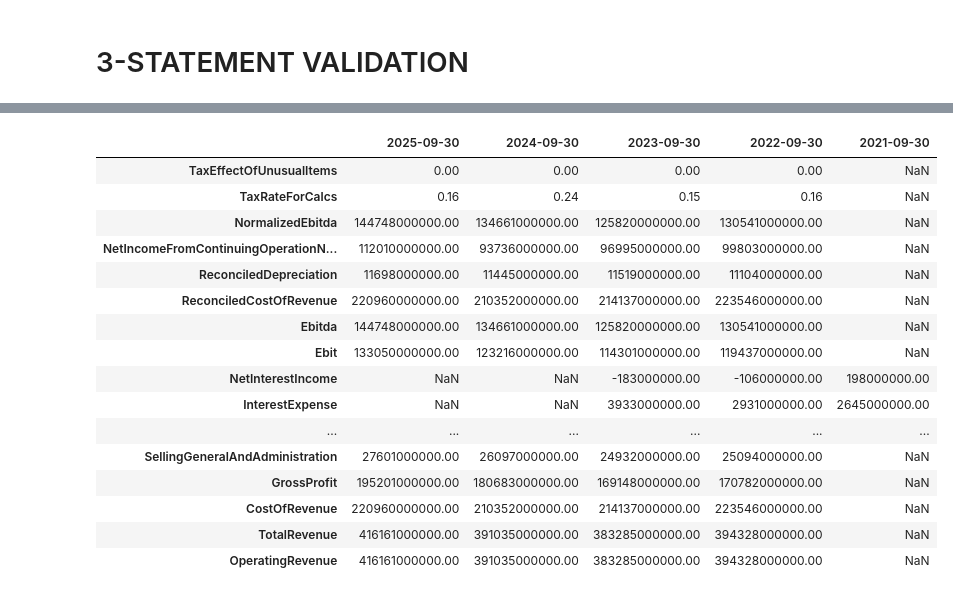
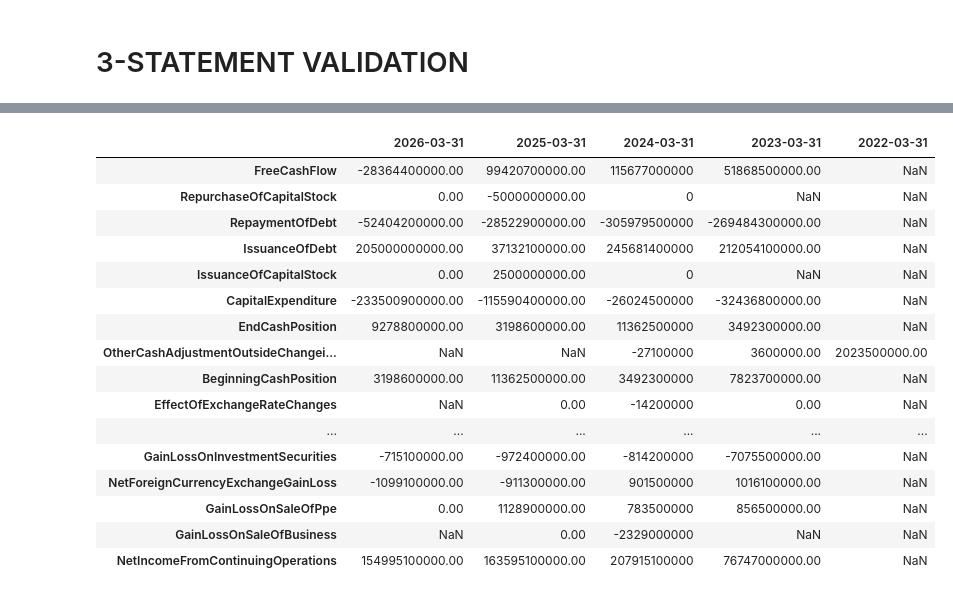
Before and after one commit to ashishmaharana188/financial_ETL_project, a Jupyter notebook: statementScrape.ipynb, the cells around one changed output, grey strips where cells are left out. Cells and saved outputs as stored; diff of their text form; code cells hidden in the pictures.

```diff
--- a/statementScrape.ipynb
+++ b/statementScrape.ipynb
@@ -1693,7 +1693,8 @@ def validate_financial_statements(df_is, df_bs, df_cf, df_indirect_cf=None):
     else:
         return audit_report
 # %%
-target_tickers = ["AAPL"]
+target_tickers = ["ADANIPOWER.NS"
+]
 failed_tickers = []
 
 print("\n" + "="*40)
@@ -1917,21 +1918,21 @@ display(dfIS)
 # %%
 dfCS = dfCashFlowY
-display(dfIS)
+display(dfCS)
 # %% [output]
-|  | 2025-09-30 | 2024-09-30 | 2023-09-30 | 2022-09-30 | 2021-09-30 |
-| TaxEffectOfUnusualItems | 0.00 | 0.00 | 0.00 | 0.00 | NaN |
-| TaxRateForCalcs | 0.16 | 0.24 | 0.15 | 0.16 | NaN |
-| NormalizedEbitda | 144748000000.00 | 134661000000.00 | 125820000000.00 | 130541000000.00 | NaN |
-| NetIncomeFromContinuingOperationN... | 112010000000.00 | 93736000000.00 | 96995000000.00 | 99803000000.00 | NaN |
-| ReconciledDepreciation | 11698000000.00 | 11445000000.00 | 11519000000.00 | 11104000000.00 | NaN |
-| ReconciledCostOfRevenue | 220960000000.00 | 210352000000.00 | 214137000000.00 | 223546000000.00 | NaN |
-| Ebitda | 144748000000.00 | 134661000000.00 | 125820000000.00 | 130541000000.00 | NaN |
-| Ebit | 133050000000.00 | 123216000000.00 | 114301000000.00 | 119437000000.00 | NaN |
-| NetInterestIncome | NaN | NaN | -183000000.00 | -106000000.00 | 198000000.00 |
-| InterestExpense | NaN | NaN | 3933000000.00 | 2931000000.00 | 2645000000.00 |
+|  | 2026-03-31 | 2025-03-31 | 2024-03-31 | 2023-03-31 | 2022-03-31 |
+| FreeCashFlow | -28364400000.00 | 99420700000.00 | 115677000000 | 51868500000.00 | NaN |
+| RepurchaseOfCapitalStock | 0.00 | -5000000000.00 | 0 | NaN | NaN |
+| RepaymentOfDebt | -52404200000.00 | -28522900000.00 | -305979500000 | -269484300000.00 | NaN |
+| IssuanceOfDebt | 205000000000.00 | 37132100000.00 | 245681400000 | 212054100000.00 | NaN |
+| IssuanceOfCapitalStock | 0.00 | 2500000000.00 | 0 | NaN | NaN |
+| CapitalExpenditure | -233500900000.00 | -115590400000.00 | -26024500000 | -32436800000.00 | NaN |
+| EndCashPosition | 9278800000.00 | 3198600000.00 | 11362500000 | 3492300000.00 | NaN |
+| OtherCashAdjustmentOutsideChangei... | NaN | NaN | -27100000 | 3600000.00 | 2023500000.00 |
+| BeginningCashPosition | 3198600000.00 | 11362500000.00 | 3492300000 | 7823700000.00 | NaN |
+| EffectOfExchangeRateChanges | NaN | 0.00 | -14200000 | 0.00 | NaN |
 | ... | ... | ... | ... | ... | ... |
-| SellingGeneralAndAdministration | 27601000000.00 | 26097000000.00 | 24932000000.00 | 25094000000.00 | NaN |
-| GrossProfit | 195201000000.00 | 180683000000.00 | 169148000000.00 | 170782000000.00 | NaN |
-| CostOfRevenue | 220960000000.00 | 210352000000.00 | 214137000000.00 | 223546000000.00 | NaN |
-| TotalRevenue | 416161000000.00 | 391035000000.00 | 383285000000.00 | 394328000000.00 | NaN |
-| OperatingRevenue | 416161000000.00 | 391035000000.00 | 383285000000.00 | 394328000000.00 | NaN |
+| GainLossOnInvestmentSecurities | -715100000.00 | -972400000.00 | -814200000 | -7075500000.00 | NaN |
+| NetForeignCurrencyExchangeGainLoss | -1099100000.00 | -911300000.00 | 901500000 | 1016100000.00 | NaN |
+| GainLossOnSaleOfPpe | 0.00 | 1128900000.00 | 783500000 | 856500000.00 | NaN |
+| GainLossOnSaleOfBusiness | NaN | 0.00 | -2329000000 | NaN | NaN |
+| NetIncomeFromContinuingOperations | 154995100000.00 | 163595100000.00 | 207915100000 | 76747000000.00 | NaN |
```
Also changed, not shown: parts of 3 cells of this notebook, 1 other file.
